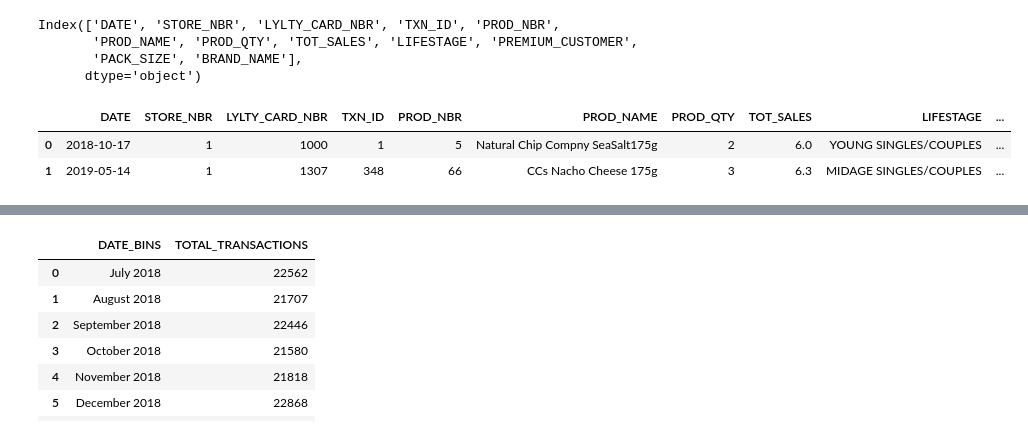
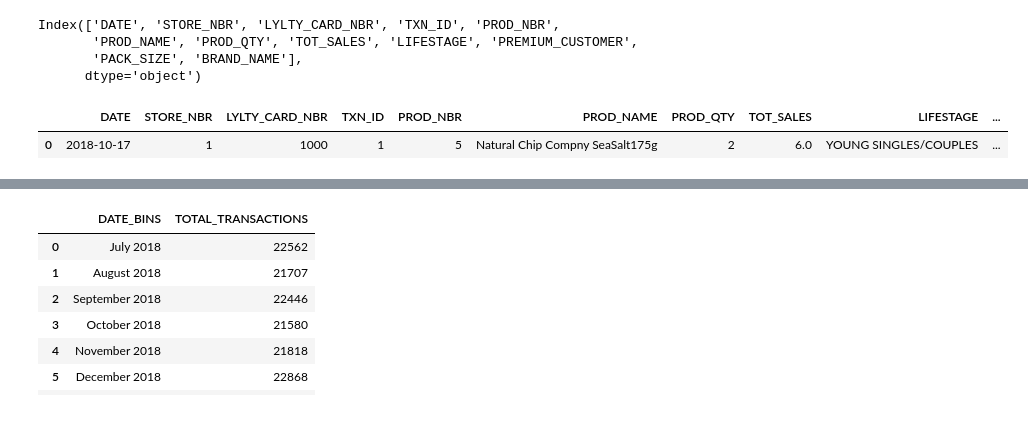
Before and after one commit to wa-le/Quantium-Forage-Virtual-Internship, a Jupyter notebook: my_quantium_vi.ipynb, the cells around one changed output, grey strips where cells are left out. Drawn from its saved outputs; the diff is of its cells as text; code cells hidden in the pictures.

```diff
--- a/my_quantium_vi.ipynb
+++ b/my_quantium_vi.ipynb
@@ -556,8 +561,7 @@ Index(['DATE', 'STORE_NBR', 'LYLTY_CARD_NBR', 'TXN_ID', 'PROD_NBR',
        'PACK_SIZE', 'BRAND_NAME'],
       dtype='object')
 # %%
-df_chips.head(2)
+df_chips.head(1)
 # %% [output]
 |  | DATE | STORE_NBR | LYLTY_CARD_NBR | TXN_ID | PROD_NBR | PROD_NAME | PROD_QTY | TOT_SALES | LIFESTAGE | ... |
 | 0 | 2018-10-17 | 1 | 1000 | 1 | 5 | Natural Chip Compny SeaSalt175g | 2 | 6.0 | YOUNG SINGLES/COUPLES | ... |
-| 1 | 2019-05-14 | 1 | 1307 | 348 | 66 | CCs Nacho Cheese 175g | 3 | 6.3 | MIDAGE SINGLES/COUPLES | ... |
```
Also changed, not shown: parts of 15 cells of this notebook.
